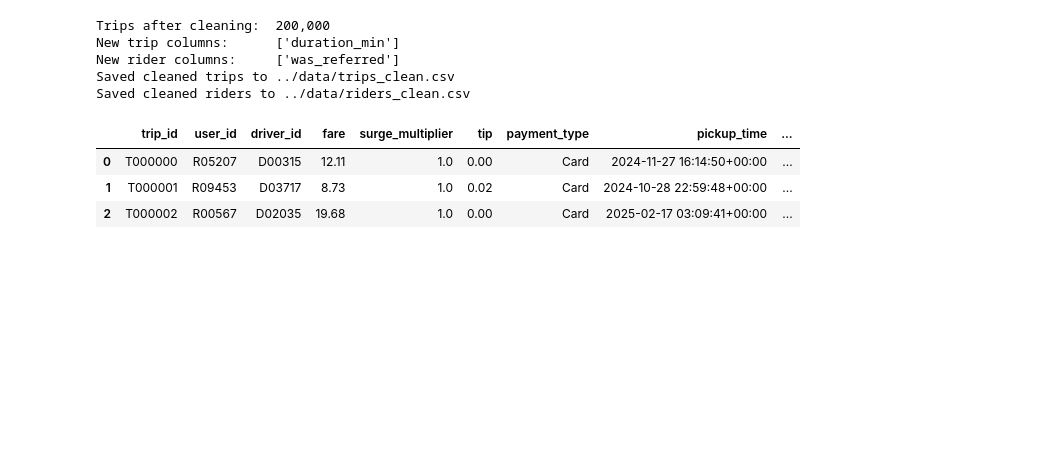
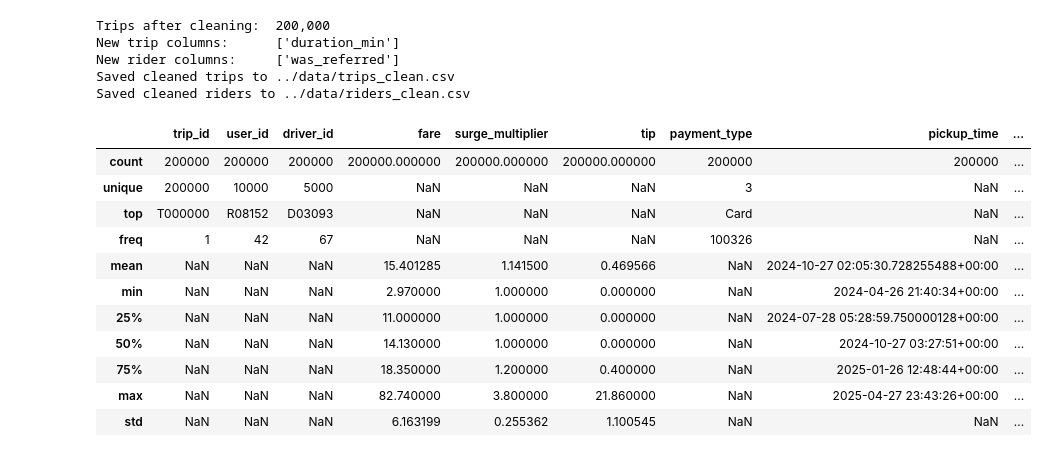
Before and after one commit to worooffeh/Ride-Hailing_Analytics_and_Customer_Churn_Prediction, a Jupyter notebook: notebooks/01_data_audit_and_cleaning.ipynb, the cells around one changed output. Drawn from its saved outputs; the diff is of its cells as text; code cells hidden in the pictures; blank space fills up the shorter version.

```diff
--- a/notebooks/01_data_audit_and_cleaning.ipynb
+++ b/notebooks/01_data_audit_and_cleaning.ipynb
@@ -227,12 +237,20 @@ New rider columns:     ['was_referred']
 Saved cleaned trips to ../data/trips_clean.csv
 Saved cleaned riders to ../data/riders_clean.csv
 # %%
-trips_clean.head(3)
+trips_clean.describe(include='all')
 # %% [output]
 |  | trip_id | user_id | driver_id | fare | surge_multiplier | tip | payment_type | pickup_time | ... |
-| 0 | T000000 | R05207 | D00315 | 12.11 | 1.0 | 0.00 | Card | 2024-11-27 16:14:50+00:00 | ... |
-| 1 | T000001 | R09453 | D03717 | 8.73 | 1.0 | 0.02 | Card | 2024-10-28 22:59:48+00:00 | ... |
-| 2 | T000002 | R00567 | D02035 | 19.68 | 1.0 | 0.00 | Card | 2025-02-17 03:09:41+00:00 | ... |
+| count | 200000 | 200000 | 200000 | 200000.000000 | 200000.000000 | 200000.000000 | 200000 | 200000 | ... |
+| unique | 200000 | 10000 | 5000 | NaN | NaN | NaN | 3 | NaN | ... |
+| top | T000000 | R08152 | D03093 | NaN | NaN | NaN | Card | NaN | ... |
+| freq | 1 | 42 | 67 | NaN | NaN | NaN | 100326 | NaN | ... |
+| mean | NaN | NaN | NaN | 15.401285 | 1.141500 | 0.469566 | NaN | 2024-10-27 02:05:30.728255488+00:00 | ... |
+| min | NaN | NaN | NaN | 2.970000 | 1.000000 | 0.000000 | NaN | 2024-04-26 21:40:34+00:00 | ... |
+| 25% | NaN | NaN | NaN | 11.000000 | 1.000000 | 0.000000 | NaN | 2024-07-28 05:28:59.750000128+00:00 | ... |
+| 50% | NaN | NaN | NaN | 14.130000 | 1.000000 | 0.000000 | NaN | 2024-10-27 03:27:51+00:00 | ... |
+| 75% | NaN | NaN | NaN | 18.350000 | 1.200000 | 0.400000 | NaN | 2025-01-26 12:48:44+00:00 | ... |
+| max | NaN | NaN | NaN | 82.740000 | 3.800000 | 21.860000 | NaN | 2025-04-27 23:43:26+00:00 | ... |
+| std | NaN | NaN | NaN | 6.163199 | 0.255362 | 1.100545 | NaN | NaN | ... |
 # %%
 trips.dtypes
 # %% [output]
```
Also changed, not shown: parts of 12 cells of this notebook, 30 other files.
